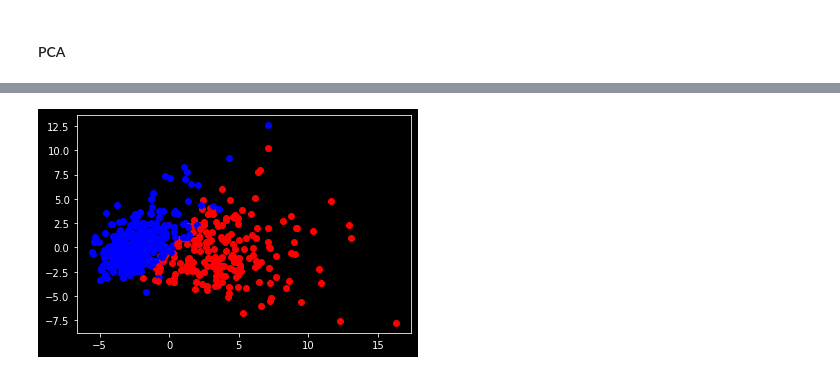
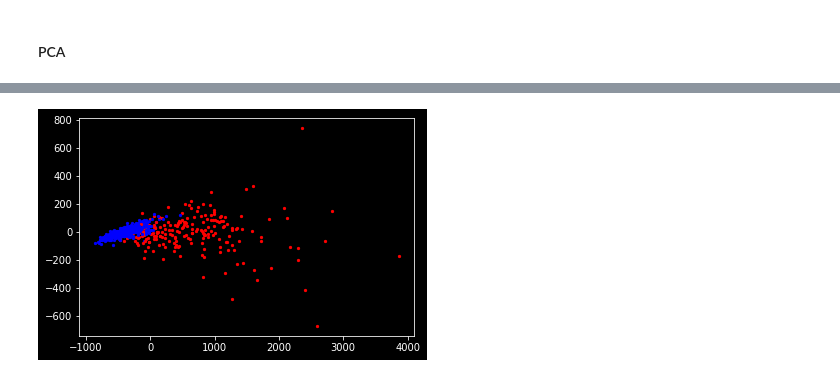
Before and after one commit to franneck94/UdemyML, a Jupyter notebook: Chapter07_FeatureReduction/PCASklearn/PCASklearnApplication.ipynb, the cells around one changed output, grey strips where cells are left out. Drawn from its saved outputs; the diff is of its cells as text; code cells hidden in the pictures.

```diff
--- a/Chapter07_FeatureReduction/PCASklearn/PCASklearnApplication.ipynb
+++ b/Chapter07_FeatureReduction/PCASklearn/PCASklearnApplication.ipynb
@@ -29,16 +27,0 @@ from sklearn.preprocessing import StandardScaler
-# %%
-scaler = StandardScaler()
-scaler.fit(x)
-
-# StandardScaler.fit(x)
-x_mean = np.mean(x, axis=0)
-x_std = np.std(x, axis=0)
-print(f"x mean:\n{x_mean}")
-print(f"x std:\n{x_std}")
-
-x_standardized = scaler.transform(x)
-print(x_standardized[0])
-
-# StandardScaler.transform(x)
-x_ = (x - x_mean) / x_std
-print(x_[0])
@@ -63,6 +28,6 @@ x std:
 # %%
-n_components = 15
+n_components = 2
 pca = PCA(n_components=n_components, copy=True)
-pca.fit(x_standardized)
-x_pca = pca.transform(x_standardized)
+pca.fit(x)
+x_pca = pca.transform(x)
 # %%
@@ -93,7 +43,7 @@ Sum of Exmplained Variance Ratio:
 # %%
 colors = ["red", "blue"]
 for index, point in enumerate(x_pca):
-    plt.scatter(point[0], point[1], color=colors[y[index]])
+    plt.scatter(point[0], point[1], s=5, color=colors[y[index]])
 plt.show()
 # %% [output]
-[figure, old version]
+[figure, new version]
```
Also changed, not shown: parts of 3 cells of this notebook, 5 other files.
